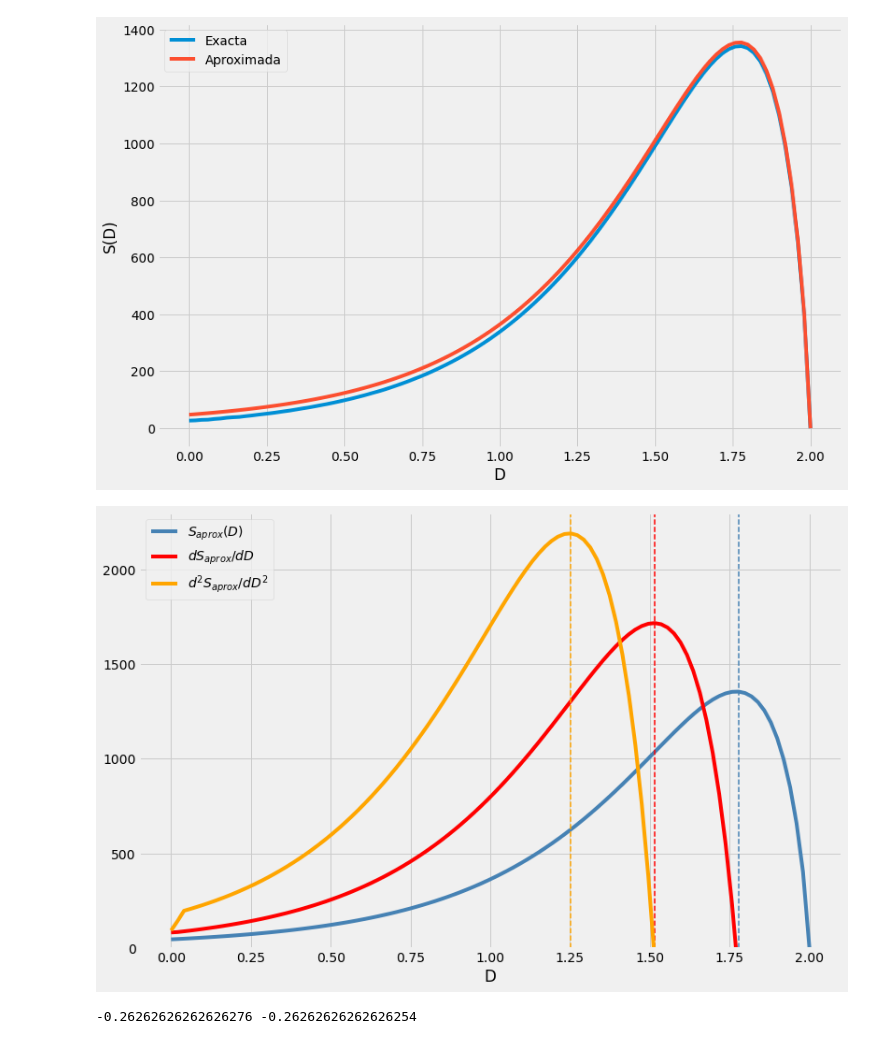
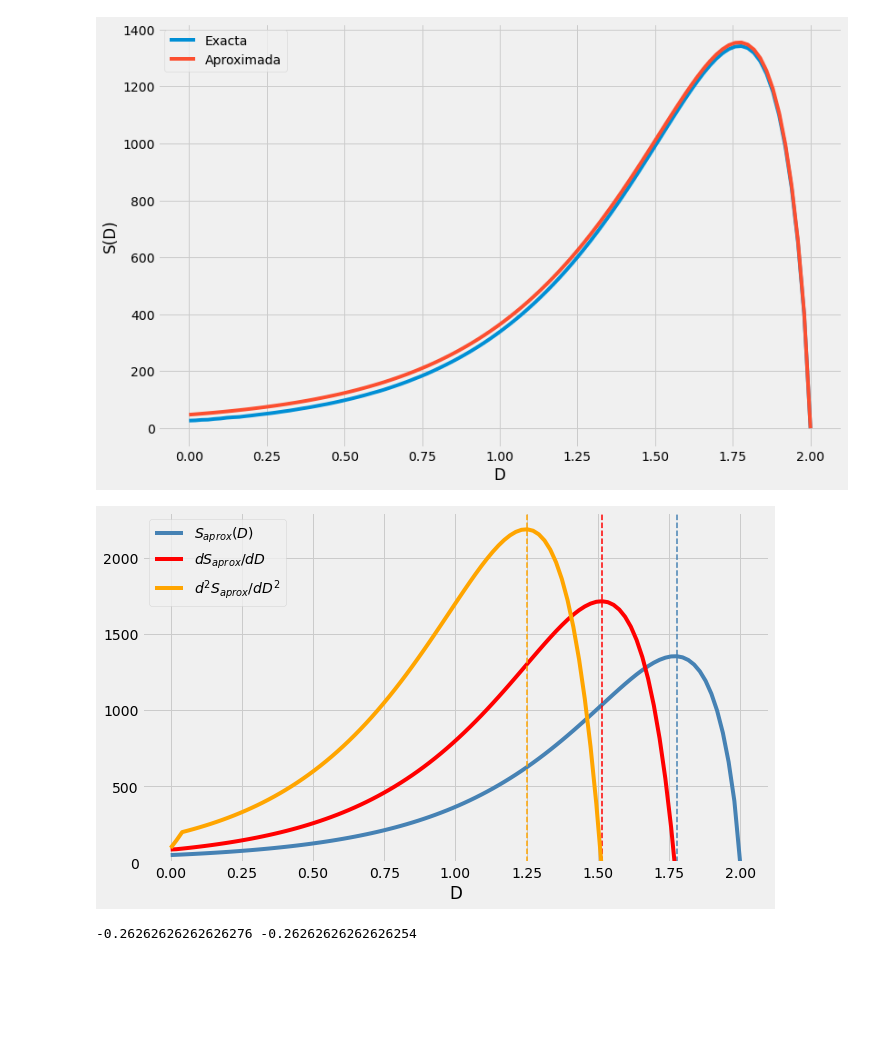
Before and after one commit to NicolasAmado/EjerciciosDimensionFractal, a Jupyter notebook: Problemas de Graficar.ipynb, the cells around one changed output. Cells and saved outputs as stored; diff of their text form; code cells hidden in the pictures; blank space fills up the shorter version.

```diff
--- a/Problemas de Graficar.ipynb
+++ b/Problemas de Graficar.ipynb
@@ -209,18 +213,18 @@ mx3a=x[np.argmax(np.gradient(np.gradient(Saprox)))] #los máximos de sus derivad
 # %%
 plt.style.use("fivethirtyeight")
-fig = plt.figure(figsize=(12,8))
+fig = plt.figure(figsize=(10,6))
 plt.plot(x,Saprox,label=r'$S_{aprox}(D)$',color='steelblue')
 plt.vlines(mx1a,0,2300,linewidth=1.5,linestyle='dashed',color='steelblue')
 plt.plot(x,np.gradient(Saprox)/(x[1]-x[0]),label=r'$dS_{aprox}/dD$',color='red')
 plt.vlines(mx2a,0,2300,linewidth=1.5,linestyle='dashed',color='red')
 plt.plot(x,np.gradient(np.gradient(Saprox)/(x[1]-x[0]))/(x[1]-x[0]),label=r'$d^2S_{aprox}/dD^2$',color='orange')
 plt.vlines(mx3a,0,2300,linewidth=1.5,linestyle='dashed',color='orange')
 plt.ylim([0,2300])
 plt.legend(loc='upper left')
 plt.xlabel("D")
 plt.show()
 # %% [output]
-[figure, old version]
+[figure, new version]
 # %%
 print(mx3a-mx2a,mx2a-mx1a)
 #ahora da mucho mejor
```
Also changed, not shown: parts of 15 cells of this notebook.
